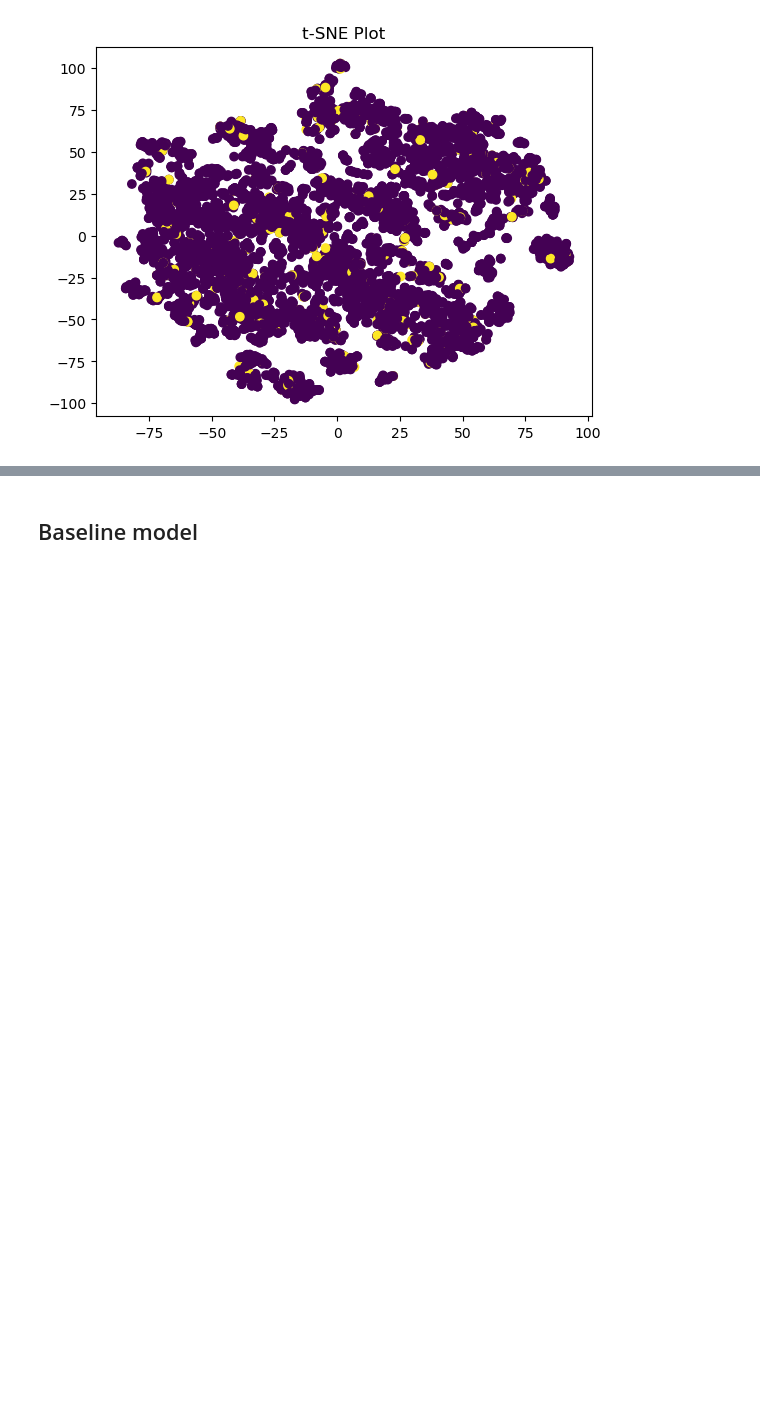
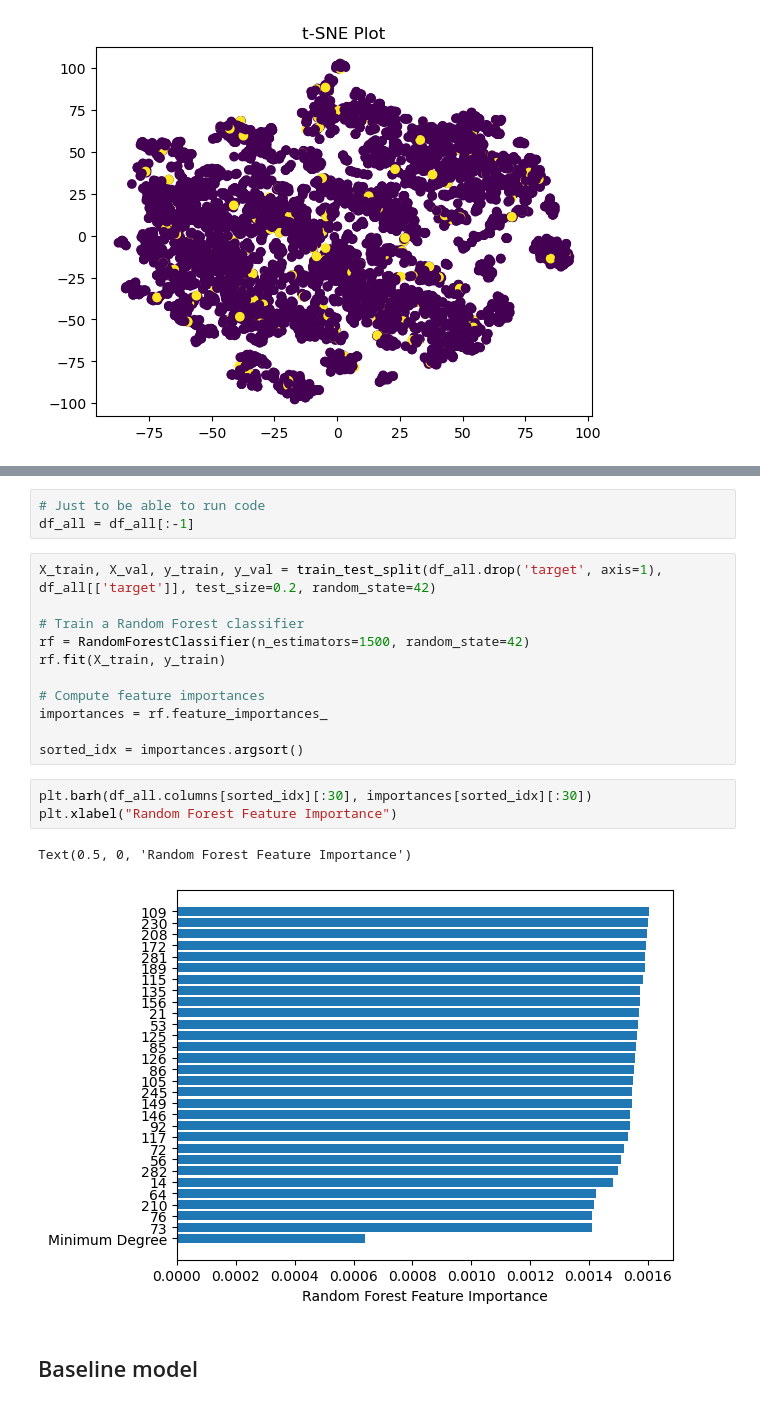
Before and after one commit to Anouar7768/MLNS_molecule_toxicity_detection, a Jupyter notebook: notebooks/Model.ipynb, the cells around one changed output, grey strips where cells are left out. Drawn from its saved outputs; the diff is of its cells as text; blank space fills up the shorter version.

```diff
--- a/notebooks/Model.ipynb
+++ b/notebooks/Model.ipynb
@@ -159,3 +219,23 @@ plot_t_SNE_graph(data_reduced)
+# %%
+# Just to be able to run code
+df_all = df_all[:-1]
+# %%
+X_train, X_val, y_train, y_val = train_test_split(df_all.drop('target', axis=1), df_all[['target']], test_size=0.2, random_state=42)
+
+# Train a Random Forest classifier
+rf = RandomForestClassifier(n_estimators=1500, random_state=42)
+rf.fit(X_train, y_train)
+
+# Compute feature importances
+importances = rf.feature_importances_
+
+sorted_idx = importances.argsort()
+# %%
+plt.barh(df_all.columns[sorted_idx][:30], importances[sorted_idx][:30])
+plt.xlabel("Random Forest Feature Importance")
+# %% [output]
+Text(0.5, 0, 'Random Forest Feature Importance')
+[figure, added]
 # %% [markdown]
 ## Baseline model
 # %% [markdown]
```
Also changed, not shown: parts of 22 cells of this notebook.
